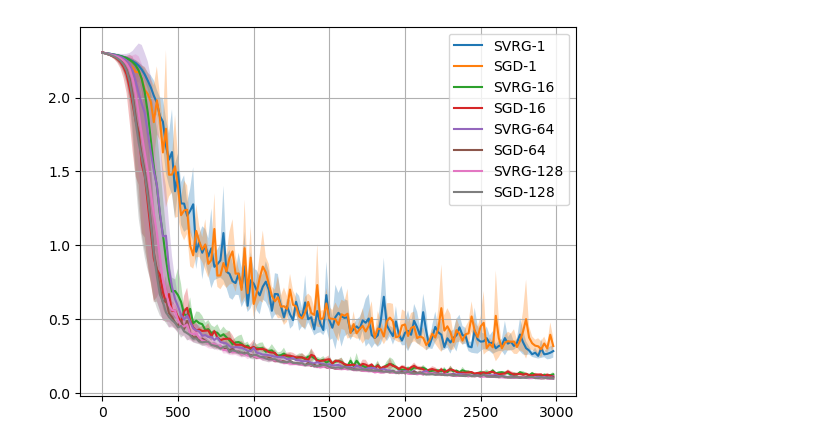
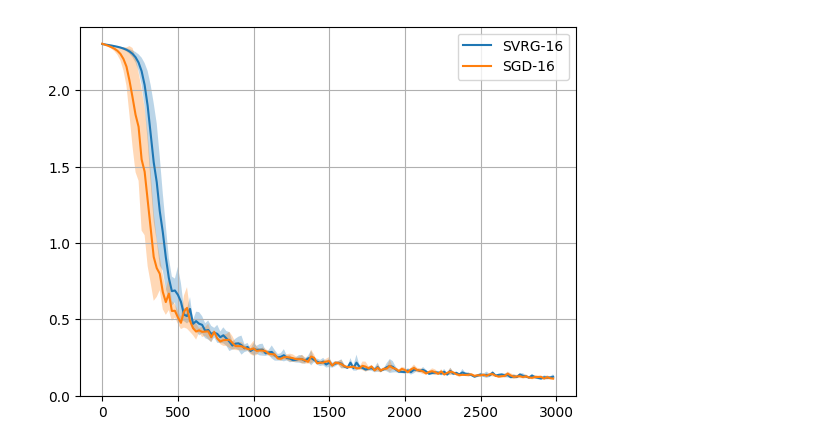
Before and after one commit to mohahf19/OptML-2023, a Jupyter notebook: output/compare_sgd_svrg.ipynb, the cells around one changed output. Cells and saved outputs as stored; diff of their text form; code cells hidden in the pictures.

Commit message:
adding notebooks with plots

```diff
--- a/output/compare_sgd_svrg.ipynb
+++ b/output/compare_sgd_svrg.ipynb
@@ -22,7 +22,8 @@ for i, b in enumerate(bs):
         results_sgd[i].append(pickle.load(pickled_data))
 # %%
 key = "train"
-steps = 20 * np.array(list(range(150)))
+steps =  np.array(list(range(3000)))
+
 
 svrg = []
 for i, b in enumerate(bs):
@@ -57,3 +58,18 @@ for i, b in enumerate(bs):
     std_sgd[i] = np.std(sgd[i], axis=0)
 
     ci_low_sgd[i], ci_up_sgd[i] = mean_sgd[i] - 1.96*std_sgd[i]/np.sqrt(num_runs), mean_sgd[i] + 1.96*std_sgd[i]/np.sqrt(num_runs)
+# %%
+track = [1,16,64,128]
+step_loss =  np.array(list(range(3000)))
+for i, b in enumerate(bs):
+    if b in track:
+        plt.plot(steps, mean_svrg[i], label = f"SVRG-{b}")
+        #plt.fill_between(steps, ci_low_svrg[i], ci_up_svrg[i], alpha = 0.3)
+
+        plt.plot(steps, mean_sgd[i], label = f"SGD-{b}")
+        #plt.fill_between(steps, ci_low_sgd[i], ci_up_sgd[i], alpha = 0.3)
+        plt.xlabel('Step')
+        plt.ylabel('Train Loss')
+plt.legend()
+plt.grid()
+plt.show()
@@ -60,15 +78,15 @@ for i, b in enumerate(bs):
 # %%
-track = [1,16,64,128]
+track = [16]
 for i, b in enumerate(bs):
     if b in track:
         plt.plot(steps, mean_svrg[i], label = f"SVRG-{b}")
         plt.fill_between(steps, ci_low_svrg[i], ci_up_svrg[i], alpha = 0.3)
 
         plt.plot(steps, mean_sgd[i], label = f"SGD-{b}")
         plt.fill_between(steps, ci_low_sgd[i], ci_up_sgd[i], alpha = 0.3)
 
 plt.legend()
 plt.grid()
 plt.show()
 # %% [output]
-[figure, old version]
+[figure, new version]
```
Also changed, not shown: parts of 3 cells of this notebook, 12 other files.
